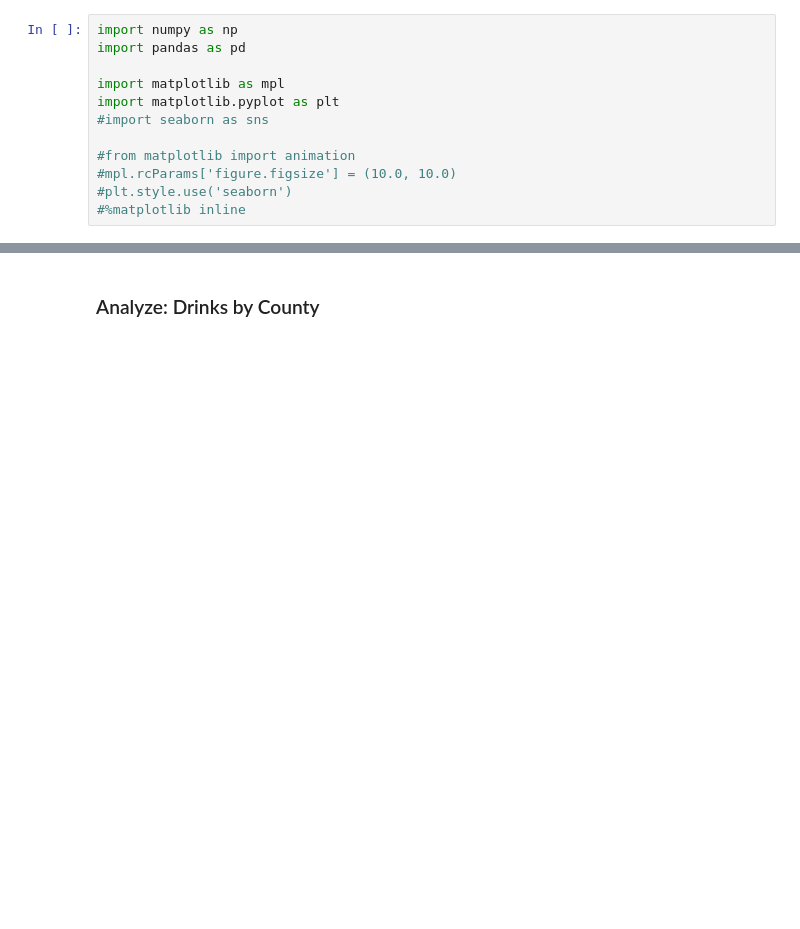
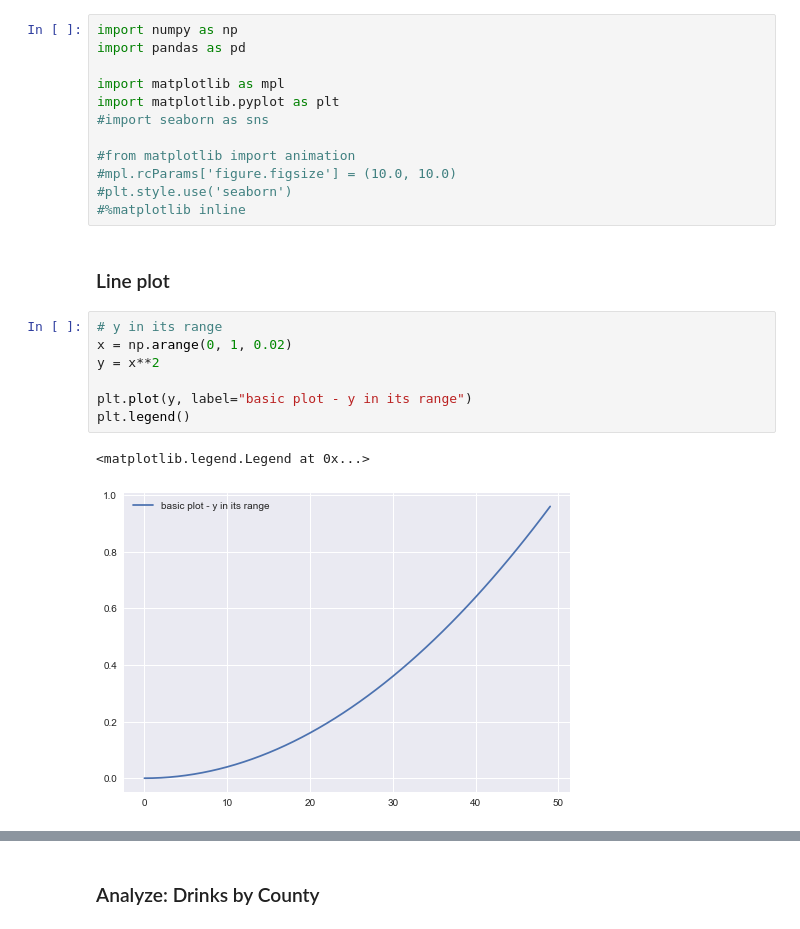
Before and after one commit to samewara/data-visualization, a Jupyter notebook: matplotlib-basic.ipynb, the cells around one changed output, grey strips where cells are left out. Saved outputs shown, nothing was run; the diff lists cells and outputs as text; blank space fills up the shorter version.

Commit message:
Basics updated
Basics updated

```diff
--- a/matplotlib-basic.ipynb
+++ b/matplotlib-basic.ipynb
@@ -10,3 +10,15 @@ import matplotlib.pyplot as plt
 #mpl.rcParams['figure.figsize'] = (10.0, 10.0)
 #plt.style.use('seaborn')
 #%matplotlib inline
+# %% [markdown]
+### Line plot
+# %%
+# y in its range
+x = np.arange(0, 1, 0.02)
+y = x**2
+
+plt.plot(y, label="basic plot - y in its range")
+plt.legend()
+# %% [output]
+<matplotlib.legend.Legend at 0x...>
+[figure, added]
```
Also changed, not shown: parts of 20 cells of this notebook, 3 other files.
